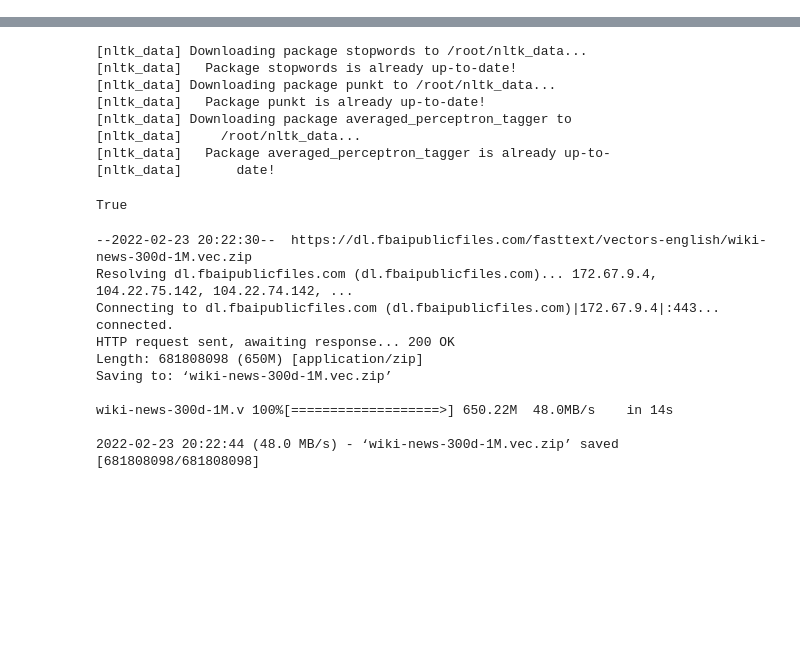
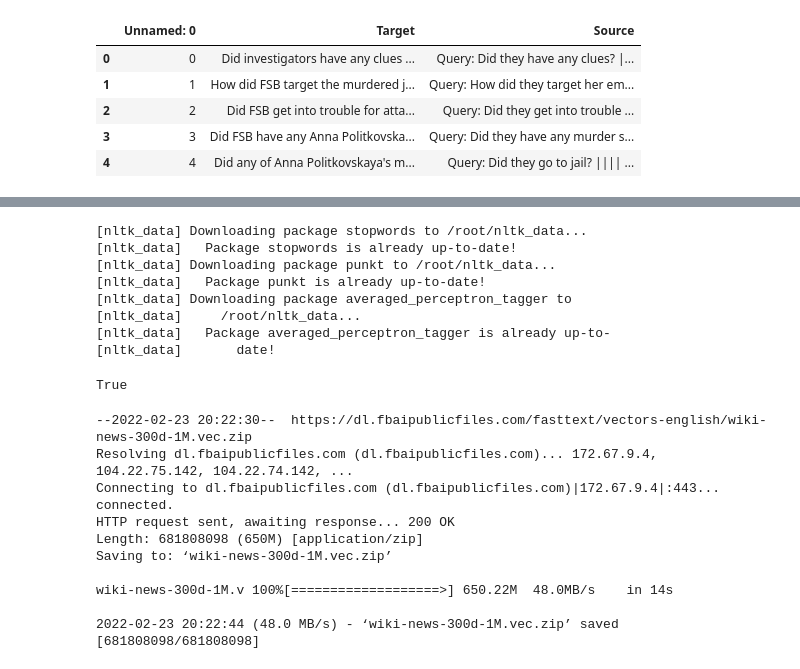
Before and after one commit to nam685/PLDAC, a Jupyter notebook: notebooks/data.ipynb, the cells around one changed output, grey strips where cells are left out. Drawn from its saved outputs; the diff is of its cells as text; code cells hidden in the pictures; blank space fills up the shorter version.

```diff
--- a/notebooks/data.ipynb
+++ b/notebooks/data.ipynb
@@ -54,3 +75,12 @@ df_canard_test.head()
 df_canard_train_amnesia = pd.read_csv("./data/canard/train_amnesia.csv")
 df_canard_dev_amnesia = pd.read_csv("./data/canard/dev_amnesia.csv")
 df_canard_test_amnesia = pd.read_csv("./data/canard/test_amnesia.csv")
+# %%
+df_canard_test_amnesia.head()
+# %% [output]
+|  | Unnamed: 0 | Target | Source |
+| 0 | 0 | Did investigators have any clues ... | Query: Did they have any clues? |... |
+| 1 | 1 | How did FSB target the murdered j... | Query: How did they target her em... |
+| 2 | 2 | Did FSB get into trouble for atta... | Query: Did they get into trouble ... |
+| 3 | 3 | Did FSB have any Anna Politkovska... | Query: Did they have any murder s... |
+| 4 | 4 | Did any of Anna Politkovskaya's m... | Query: Did they go to jail? |||| ... |
```
Also changed, not shown: parts of 31 cells of this notebook, 40 other files.
